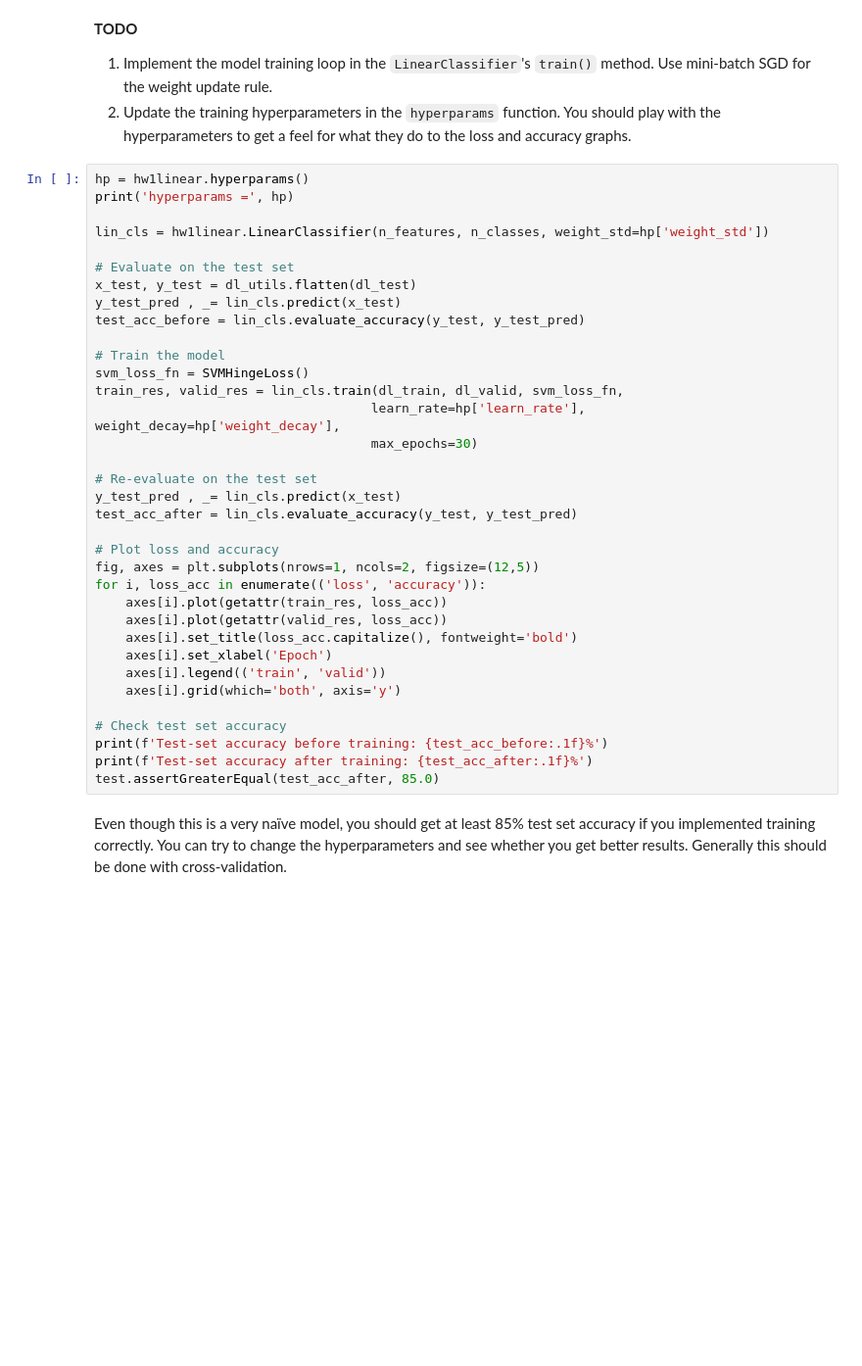
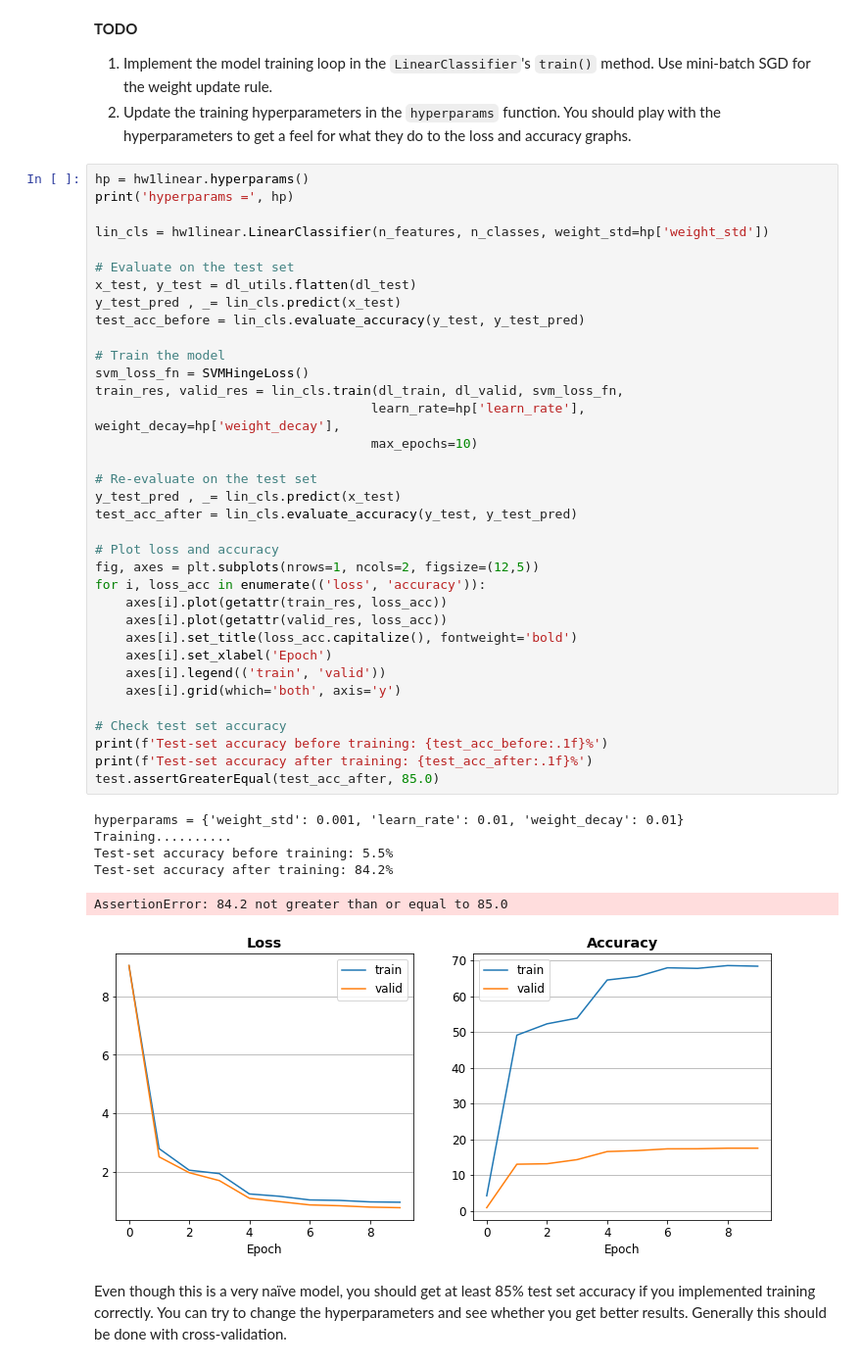
Before and after one commit to Ofir-Shechtman/CS236781-Deep-Learning-hw1, a Jupyter notebook: Part3_LinearClassifier.ipynb, the cells around one changed output. Shown at 98% size. Cells and saved outputs as stored; diff of their text form; blank space fills up the shorter version.

```diff
--- a/Part3_LinearClassifier.ipynb
+++ b/Part3_LinearClassifier.ipynb
@@ -511,34 +511,41 @@ print('hyperparams =', hp)
 lin_cls = hw1linear.LinearClassifier(n_features, n_classes, weight_std=hp['weight_std'])
 
 # Evaluate on the test set
 x_test, y_test = dl_utils.flatten(dl_test)
 y_test_pred , _= lin_cls.predict(x_test)
 test_acc_before = lin_cls.evaluate_accuracy(y_test, y_test_pred)
 
 # Train the model
 svm_loss_fn = SVMHingeLoss()
 train_res, valid_res = lin_cls.train(dl_train, dl_valid, svm_loss_fn,
                                     learn_rate=hp['learn_rate'], weight_decay=hp['weight_decay'],
-                                    max_epochs=30)
+                                    max_epochs=10)
 
 # Re-evaluate on the test set
 y_test_pred , _= lin_cls.predict(x_test)
 test_acc_after = lin_cls.evaluate_accuracy(y_test, y_test_pred)
 
 # Plot loss and accuracy
 fig, axes = plt.subplots(nrows=1, ncols=2, figsize=(12,5))
 for i, loss_acc in enumerate(('loss', 'accuracy')):
     axes[i].plot(getattr(train_res, loss_acc))
     axes[i].plot(getattr(valid_res, loss_acc))
     axes[i].set_title(loss_acc.capitalize(), fontweight='bold')
     axes[i].set_xlabel('Epoch')
     axes[i].legend(('train', 'valid'))
     axes[i].grid(which='both', axis='y')
 
 # Check test set accuracy
 print(f'Test-set accuracy before training: {test_acc_before:.1f}%')
 print(f'Test-set accuracy after training: {test_acc_after:.1f}%')
 test.assertGreaterEqual(test_acc_after, 85.0)
+# %% [output]
+hyperparams = {'weight_std': 0.001, 'learn_rate': 0.01, 'weight_decay': 0.01}
+Training..........
+Test-set accuracy before training: 5.5%
+Test-set accuracy after training: 84.2%
+AssertionError: 84.2 not greater than or equal to 85.0
+[figure, added]
 # %% [markdown]
 Even though this is a very naïve model, you should get at least 85% test set accuracy if you implemented training correctly. You can try to change the hyperparameters and see whether you get better results. Generally this should be done with cross-validation.
 # %% [markdown]
```
Also changed, not shown: parts of 2 cells of this notebook, 2 other files.
